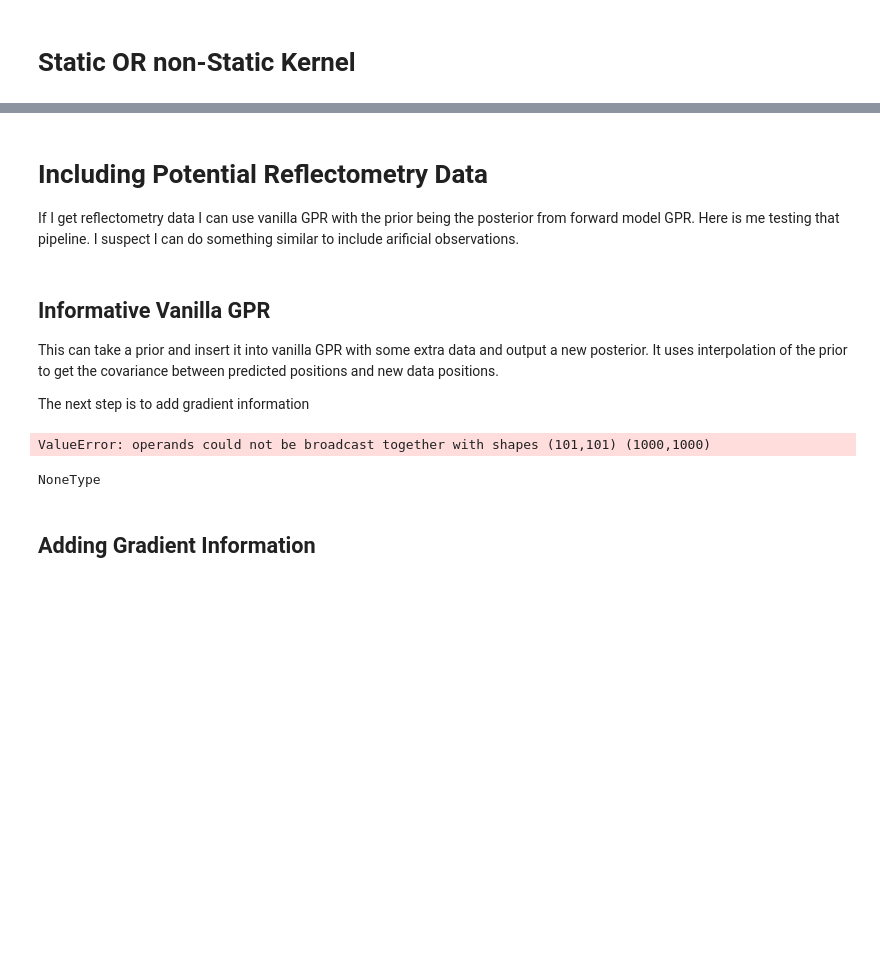
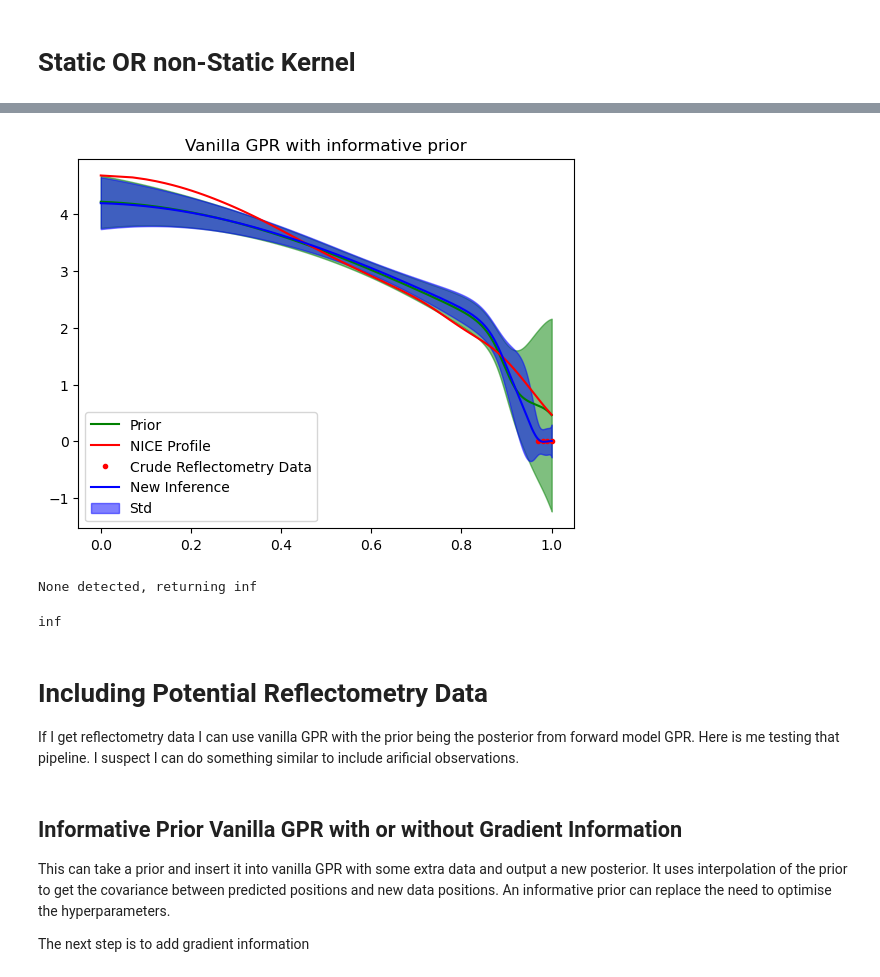
Before and after one commit to DanHarJor/Improving-Electron-Density-Profile-Inference-within-a-Tokamak-using-Bayesian-Techniques, a Jupyter notebook: RealEquillibriumInterferometry/SyntheticDataInterferometry.ipynb, the cells around one changed output, grey strips where cells are left out. Cells and saved outputs as stored; diff of their text form; code cells hidden in the pictures; blank space fills up the shorter version.

```diff
--- a/RealEquillibriumInterferometry/SyntheticDataInterferometry.ipynb
+++ b/RealEquillibriumInterferometry/SyntheticDataInterferometry.ipynb
@@ -336,10 +379,17 @@ np.shape(post_cov)
+# %%
+
+FullPipeMargeLi(best_params, plot=True)
+# %% [output]
+[figure, added]
+None detected, returning inf
+inf
 # %% [markdown]
 # Including Potential Reflectometry Data
 
 If I get reflectometry data I can use vanilla GPR with the prior being the posterior from forward model GPR. Here is me testing that pipeline. I suspect I can do something similar to include arificial observations.
 # %% [markdown]
-## Informative Vanilla GPR
+## Informative Prior Vanilla GPR with or without Gradient Information
 
-This can take a prior and insert it into vanilla GPR with some extra data and output a new posterior. It uses interpolation of the prior to get the covariance between predicted positions and new data positions.
+This can take a prior and insert it into vanilla GPR with some extra data and output a new posterior. It uses interpolation of the prior to get the covariance between predicted positions and new data positions. An informative prior can replace the need to optimise the hyperparameters.
 
 The next step is to add gradient information
@@ -349,44 +395,0 @@ prior_cov = post_cov
-# %%
-#Informative GP1, Informative vanilla GPR
-
-def InformativeVanillaGPR(x_test, xd, yd, yd_noise, prior_mu, prior_cov):
-    def InterpolatePrior(x1, x2):
-        interp = scipy.interpolate.RegularGridInterpolator((rho_1d,rho_1d), prior_cov, method='linear', bounds_error=True, fill_value=float('nan'))
-        X1, X2 = np.meshgrid(x1,x2)
-        return interp((X1,X2))
-
-    Kstst = prior_cov#Kernel(X1st, X2st,best_params)
-    K = InterpolatePrior(xd, xd)
-    K[np.diag_indices_from(K)] += 1e-8
-    Kst = InterpolatePrior(x_test,xd)#Kernel(X22, X1st2,best_params)
-
-
-    cov_D = K + np.diag(yd_noise)
-
-    interp_prior_mu = scipy.interpolate.interp1d(rho_1d, prior_mu, kind='linear', axis=-1, copy=True, bounds_error=None, fill_value=float('nan'), assume_sorted=False)
-    prior_at_xd = interp_prior_mu(xd)
-    cov_post = Kstst - Kst.T @ chol_inv(cov_D) @ Kst
-    mu_post = prior_mu + Kst.T @ chol_inv(cov_D) @ (yd - prior_at_xd)
-    error_bars = np.sqrt(np.diagonal(cov_post))
-
-    figGPR1 = plt.figure()
-    plt.title('Vanilla GPR with informative prior')
-    plt.plot(x_test,nice,'r', label='NICE Profile')
-    plt.plot(xd,yd,'r.', label='Crude Reflectometry Data')
-    plt.plot(x_test,mu_post,'g', label='New Inference')
-    plt.errorbar(x_test, mu_post, yerr=error_bars, label='New Inference')
-    plt.show()
-
-refl_M = 101
-refl_rho = rho_1d[:refl_M]
-x_test = np.linspace(0,1,1000)
-refl_ne = nice[:refl_M] + np.random.normal(loc=0,scale=0.1, size=refl_M)#add some gaussian noise to nice to crudely simulate reflectrometry data
-InformativeVanillaGPR(x_test=x_test, xd=refl_rho, yd=refl_ne, yd_noise=np.repeat(0.5,refl_M), prior_mu=prior_mu, prior_cov=prior_cov)
-# %% [output]
-ValueError: operands could not be broadcast together with shapes (101,101) (1000,1000)
-# %%
-type(None)
-# %% [output]
-NoneType
-# %% [markdown]
-## Adding Gradient Information
```
Also changed, not shown: parts of 19 cells of this notebook.
